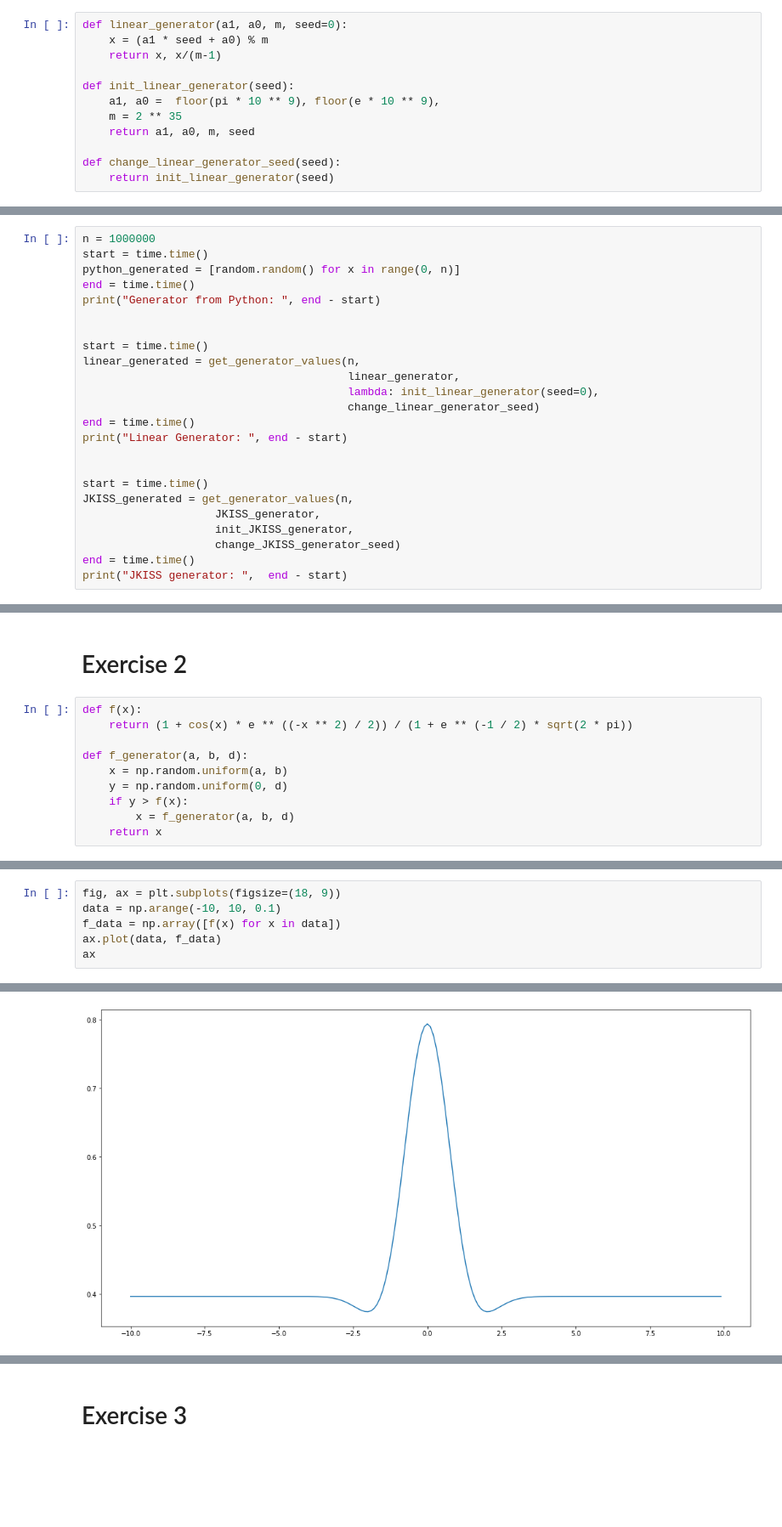
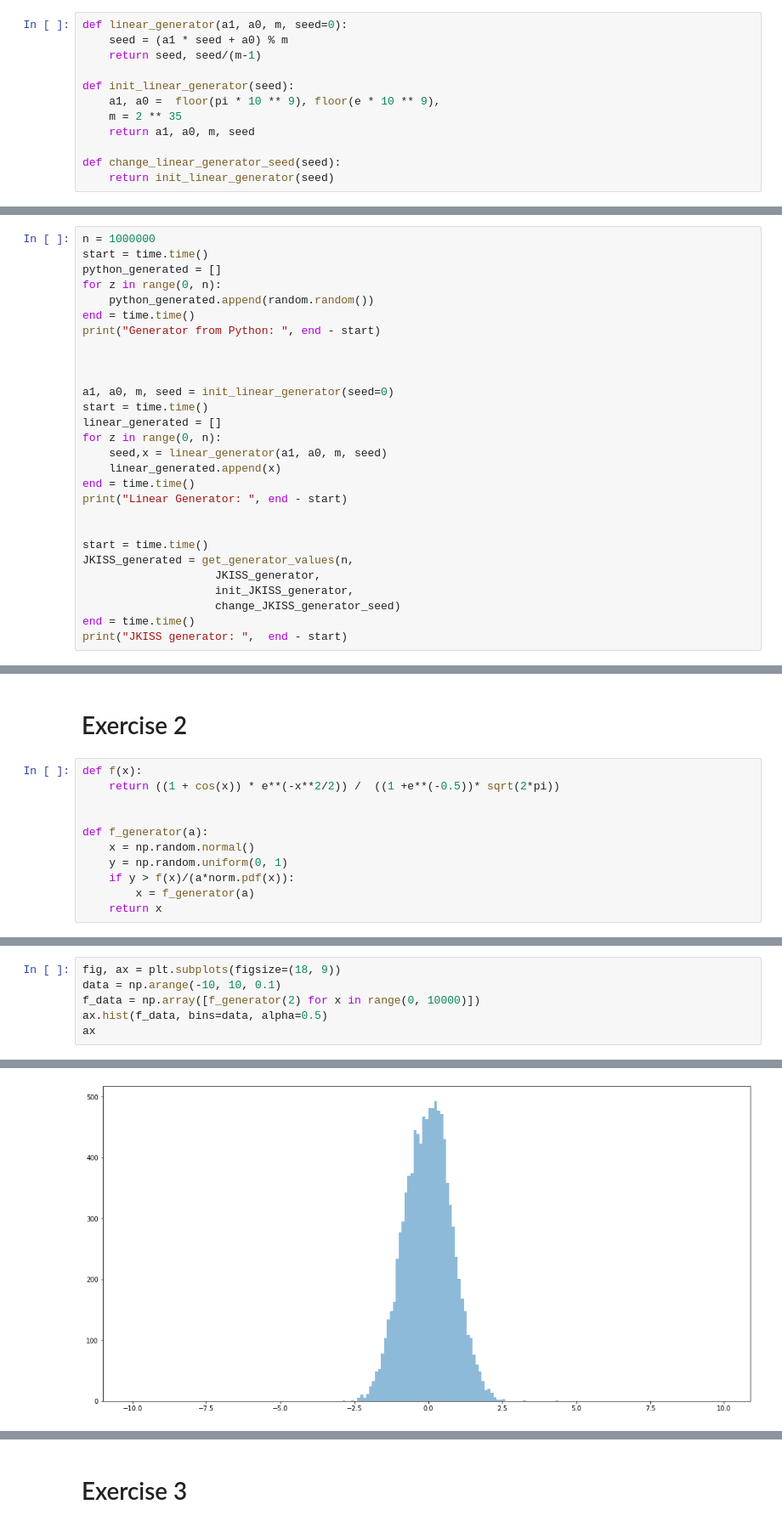
Before and after one commit to stapaw/financial_math, a Jupyter notebook: lab1/lab1.ipynb, the cells around one changed output, grey strips where cells are left out. Shown at 85% size. Drawn from its saved outputs; the diff is of its cells as text; blank space fills up the shorter version.

Commit message:
fix: optimize random number generator in ex5, fix wrong density calculation in ex.2

```diff
--- a/lab1/lab1.ipynb
+++ b/lab1/lab1.ipynb
@@ -21,8 +22,8 @@ def get_generator_values(n, generator_func, init_func, change_seed_func):
     return generated
 # %%
 def linear_generator(a1, a0, m, seed=0):
-    x = (a1 * seed + a0) % m
-    return x, x/(m-1)
+    seed = (a1 * seed + a0) % m
+    return seed, seed/(m-1)
 
 def init_linear_generator(seed):
     a1, a0 =  floor(pi * 10 ** 9), floor(e * 10 ** 9),
@@ -85,16 +88,20 @@ Time comparison
 # %%
 n = 1000000
 start = time.time()
-python_generated = [random.random() for x in range(0, n)]
+python_generated = []
+for z in range(0, n):
+    python_generated.append(random.random())
 end = time.time()
 print("Generator from Python: ", end - start)
 
 
+
+a1, a0, m, seed = init_linear_generator(seed=0)
 start = time.time()
-linear_generated = get_generator_values(n,
-                                        linear_generator,
-                                        lambda: init_linear_generator(seed=0),
-                                        change_linear_generator_seed)
+linear_generated = []
+for z in range(0, n):
+    seed,x = linear_generator(a1, a0, m, seed)
+    linear_generated.append(x)
 end = time.time()
 print("Linear Generator: ", end - start)
 
@@ -114,11 +121,12 @@ JKISS generator:  1.2971382141113281
 # Exercise 2
 # %%
 def f(x):
-    return (1 + cos(x) * e ** ((-x ** 2) / 2)) / (1 + e ** (-1 / 2) * sqrt(2 * pi))
+    return ((1 + cos(x)) * e**(-x**2/2)) /  ((1 +e**(-0.5))* sqrt(2*pi))
 
-def f_generator(a, b, d):
-    x = np.random.uniform(a, b)
-    y = np.random.uniform(0, d)
-    if y > f(x):
-        x = f_generator(a, b, d)
+
+def f_generator(a):
+    x = np.random.normal()
+    y = np.random.uniform(0, 1)
+    if y > f(x)/(a*norm.pdf(x)):
+        x = f_generator(a)
     return x
@@ -125,9 +144,9 @@ def f_generator(a, b, d):
 # %%
 fig, ax = plt.subplots(figsize=(18, 9))
 data = np.arange(-10, 10, 0.1)
-f_data = np.array([f(x) for x in data])
-ax.plot(data, f_data)
+f_data = np.array([f_generator(2) for x in range(0, 10000)])
+ax.hist(f_data, bins=data, alpha=0.5)
 ax
 # %% [output]
 <matplotlib.axes._subplots.AxesSubplot at 0x...>
-[figure, old version]
+[figure, new version]
```
Also changed, not shown: parts of 9 cells of this notebook.
